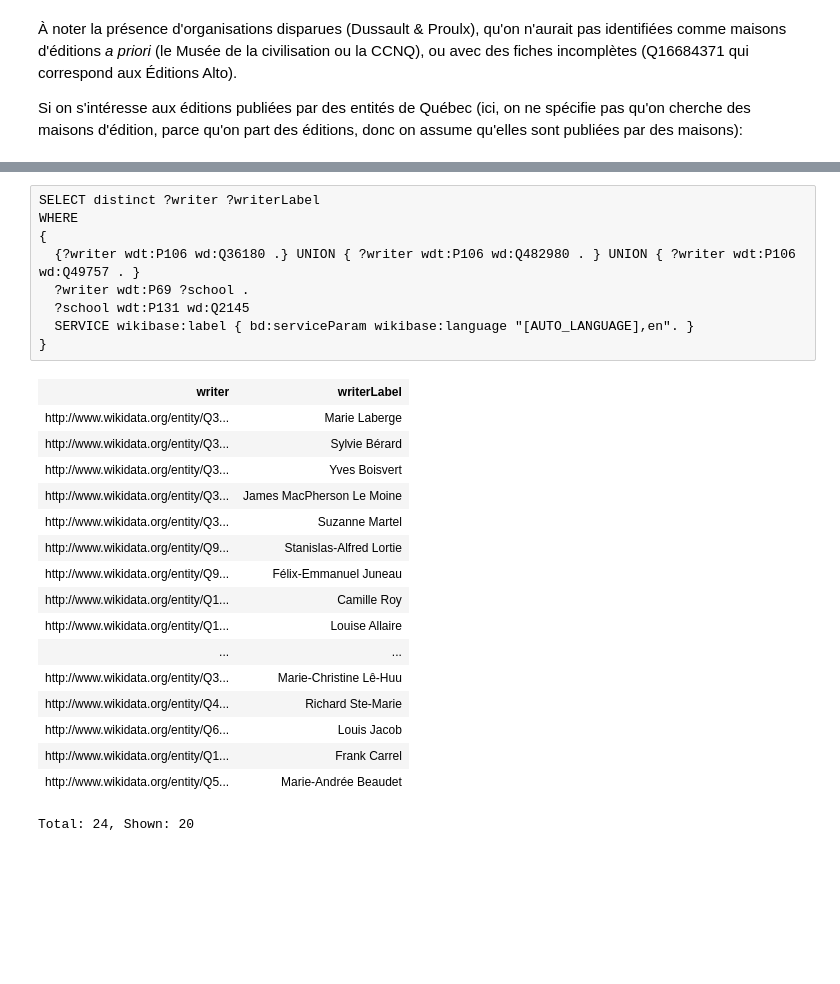
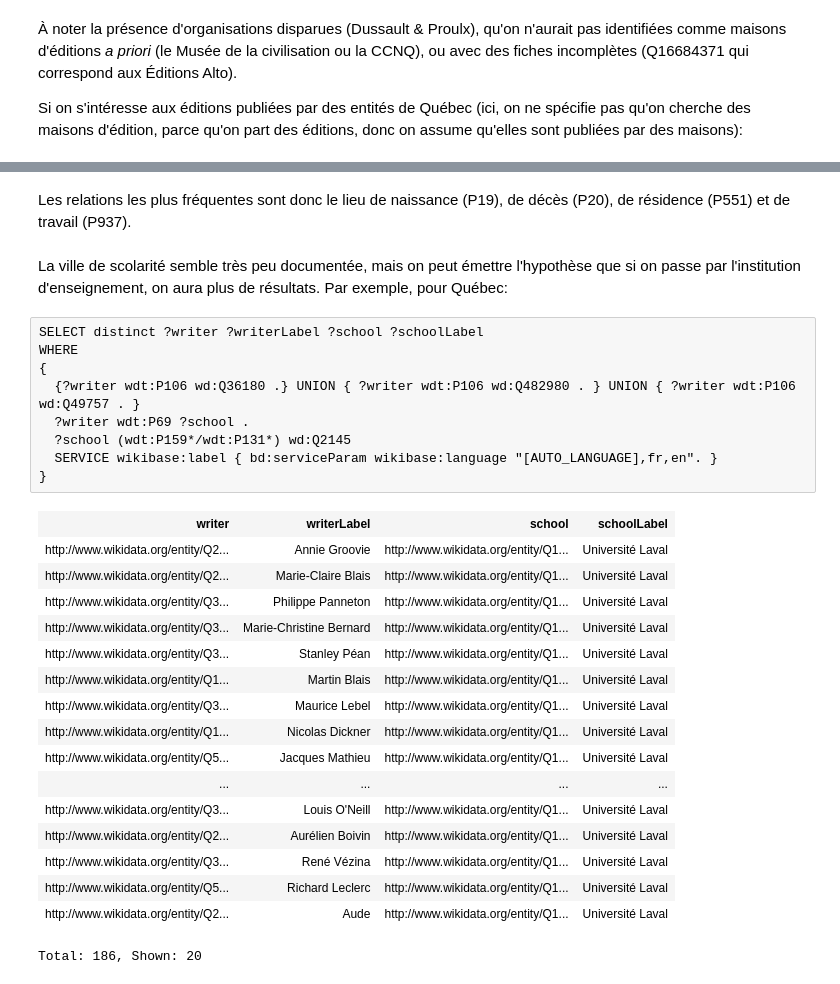
Before and after one commit to Projet-TAMIS/explo_wikidata, a Jupyter notebook: Wikidata et Québec.ipynb, the cells around one changed output, grey strips where cells are left out. Drawn from its saved outputs; the diff is of its cells as text; blank space fills up the shorter version.

```diff
--- a/Wikidata et Québec.ipynb
+++ b/Wikidata et Québec.ipynb
@@ -103,27 +273,31 @@ Premier test: on cherces des auteurs qui ont étudié à Québec.
+# %% [markdown]
+Les relations les plus fréquentes sont donc le lieu de naissance (P19), de décès (P20), de résidence (P551) et de travail (P937).
+# %% [markdown]
+La ville de scolarité semble très peu documentée, mais on peut émettre l'hypothèse que si on passe par l'institution d'enseignement, on aura plus de résultats. Par exemple, pour Québec:
 # %%
-SELECT distinct ?writer ?writerLabel
+SELECT distinct ?writer ?writerLabel ?school ?schoolLabel
 WHERE
 {
   {?writer wdt:P106 wd:Q36180 .} UNION { ?writer wdt:P106 wd:Q482980 . } UNION { ?writer wdt:P106 wd:Q49757 . }
   ?writer wdt:P69 ?school .
-  ?school wdt:P131 wd:Q2145
-  SERVICE wikibase:label { bd:serviceParam wikibase:language "[AUTO_LANGUAGE],en". }
+  ?school (wdt:P159*/wdt:P131*) wd:Q2145
+  SERVICE wikibase:label { bd:serviceParam wikibase:language "[AUTO_LANGUAGE],fr,en". }
 }
 # %% [output]
-| writer | writerLabel |
-| http://www.wikidata.org/entity/Q3... | Marie Laberge |
-| http://www.wikidata.org/entity/Q3... | Sylvie Bérard |
-| http://www.wikidata.org/entity/Q3... | Yves Boisvert |
-| http://www.wikidata.org/entity/Q3... | James MacPherson Le Moine |
-| http://www.wikidata.org/entity/Q3... | Suzanne Martel |
-| http://www.wikidata.org/entity/Q9... | Stanislas-Alfred Lortie |
-| http://www.wikidata.org/entity/Q9... | Félix-Emmanuel Juneau |
-| http://www.wikidata.org/entity/Q1... | Camille Roy |
-| http://www.wikidata.org/entity/Q1... | Louise Allaire |
-| ... | ... |
-| http://www.wikidata.org/entity/Q3... | Marie-Christine Lê-Huu |
-| http://www.wikidata.org/entity/Q4... | Richard Ste-Marie |
-| http://www.wikidata.org/entity/Q6... | Louis Jacob |
-| http://www.wikidata.org/entity/Q1... | Frank Carrel |
-| http://www.wikidata.org/entity/Q5... | Marie-Andrée Beaudet |
+| writer | writerLabel | school | schoolLabel |
+| http://www.wikidata.org/entity/Q2... | Annie Groovie | http://www.wikidata.org/entity/Q1... | Université Laval |
+| http://www.wikidata.org/entity/Q2... | Marie-Claire Blais | http://www.wikidata.org/entity/Q1... | Université Laval |
+| http://www.wikidata.org/entity/Q3... | Philippe Panneton | http://www.wikidata.org/entity/Q1... | Université Laval |
+| http://www.wikidata.org/entity/Q3... | Marie-Christine Bernard | http://www.wikidata.org/entity/Q1... | Université Laval |
+| http://www.wikidata.org/entity/Q3... | Stanley Péan | http://www.wikidata.org/entity/Q1... | Université Laval |
+| http://www.wikidata.org/entity/Q1... | Martin Blais | http://www.wikidata.org/entity/Q1... | Université Laval |
+| http://www.wikidata.org/entity/Q3... | Maurice Lebel | http://www.wikidata.org/entity/Q1... | Université Laval |
+| http://www.wikidata.org/entity/Q1... | Nicolas Dickner | http://www.wikidata.org/entity/Q1... | Université Laval |
+| http://www.wikidata.org/entity/Q5... | Jacques Mathieu | http://www.wikidata.org/entity/Q1... | Université Laval |
+| ... | ... | ... | ... |
+| http://www.wikidata.org/entity/Q3... | Louis O'Neill | http://www.wikidata.org/entity/Q1... | Université Laval |
+| http://www.wikidata.org/entity/Q2... | Aurélien Boivin | http://www.wikidata.org/entity/Q1... | Université Laval |
+| http://www.wikidata.org/entity/Q3... | René Vézina | http://www.wikidata.org/entity/Q1... | Université Laval |
+| http://www.wikidata.org/entity/Q5... | Richard Leclerc | http://www.wikidata.org/entity/Q1... | Université Laval |
+| http://www.wikidata.org/entity/Q2... | Aude | http://www.wikidata.org/entity/Q1... | Université Laval |
-Total: 24, Shown: 20
+Total: 186, Shown: 20
```
Also changed, not shown: parts of 21 cells of this notebook.
